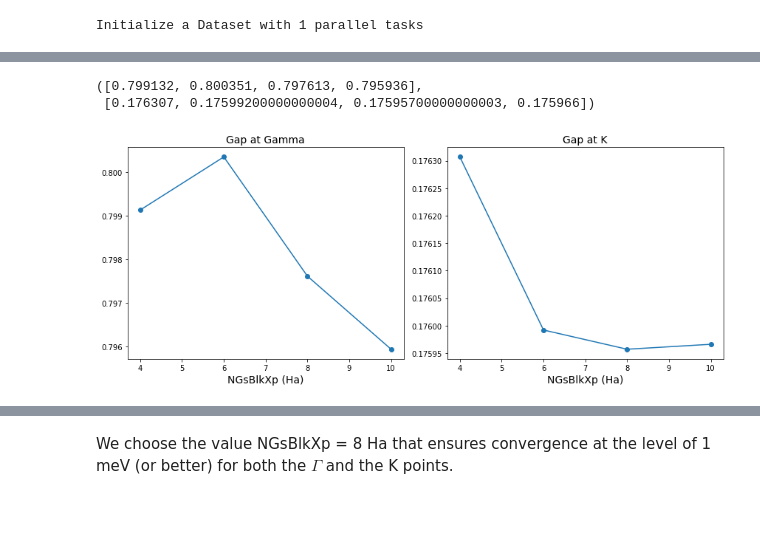
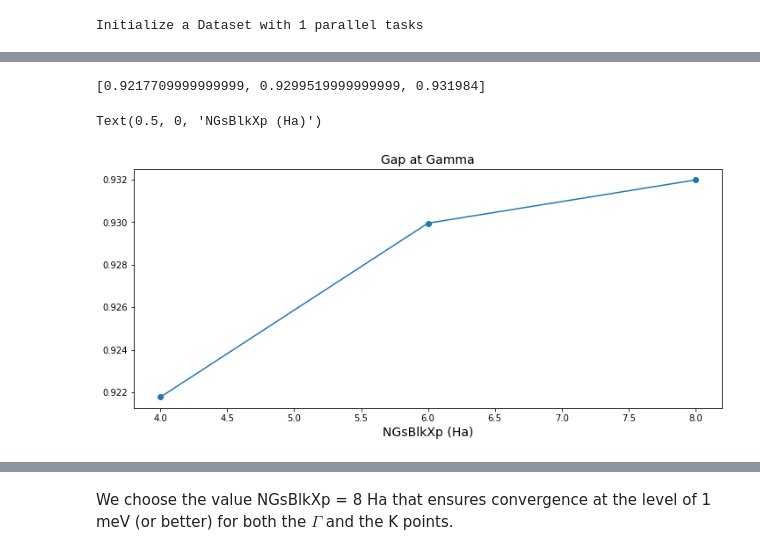
Before and after one commit to marcodalessandro76/AGSL5, a Jupyter notebook: GW_Analysis.ipynb, the cells around one changed output, grey strips where cells are left out. Drawn from its saved outputs; the diff is of its cells as text; code cells hidden in the pictures; blank space fills up the shorter version.

```diff
--- a/GW_Analysis.ipynb
+++ b/GW_Analysis.ipynb
@@ -335,7 +333,7 @@ check of the convergence of the G size of the response (since these variables ar
 
 The variable LongDrXp is set to the inplane value [1,1,0]
 # %%
-NGsBlkXp = [4.0] #[4.0,6.0,8.0,10.] # Ha G size of the response function
+NGsBlkXp = [4.0,6.0,8.0] #[4.0,6.0,8.0,10.] # Ha G size of the response function
 NGsBlkXp_units = 'Ha'
 BndsRnXp  = [1,300] # Bands in the response function
 GbndRnge = [1,300]  # Bands in the Sigma_c
@@ -352,8 +350,7 @@ for ngsblkxp in NGsBlkXp:
     idd = 'pp-G-ngsblkxp_%s-bndsrnxp_%s-gbndrnge_%s'%(ngsblkxp,BndsRnXp[1],GbndRnge[1])
     inp.set_kRange(Gamma_index,Gamma_index)
     study.append_run(id=idd,input=inp,runner=code,run_dir=run_dir,
-            jobname=[idd,'ndbs'],reformat=False)
-#'ndb_rim_cutoff','ndb_hf_G','ndb_dipoles-nbnds_500','ndb_em1d-ngsblkxp_%s-bndsrnxp_%s'%(ngsblkxp,BndsRnXp[1])
+            jobname=[idd,'ndbs','ndb_pp-ngsblkxp_%s-bndsrnxp_%s'%(ngsblkxp,BndsRnXp[1])],reformat=False)
 # %% [output]
 Initialize a Dataset with 1 parallel tasks
 # %%
@@ -370,21 +374,14 @@ computation pp-G-ngsblkxp_4.0-bndsrnxp_300-gbndrnge_300 is running...
-# %%
-results_G, results_K = study.fetch_results(id='-G-'),study.fetch_results(id='-K-')
-gap_G = [r.data.get_gap(k_full=Gamma_index,band_full=start_band,verbose=False) for r in results_G]
-gap_K = [r.data.get_gap(k_full=K_index,band_full=start_band,verbose=False) for r in results_K]
-gap_G,gap_K
-# %% [output]
-([0.799132, 0.800351, 0.797613, 0.795936],
- [0.176307, 0.17599200000000004, 0.17595700000000003, 0.175966])
+# %%
+gap_G = [results[ind].data.get_gap(k_full=Gamma_index,band_full=start_band,verbose=False) for ind in results]
+gap_G
+# %% [output]
+[0.9217709999999999, 0.9299519999999999, 0.931984]
 # %%
-fig, axes = plt.subplots(nrows=1, ncols=2, figsize=(12, 5))
-axes[0].plot(NGsBlkXp,gap_G)
-axes[0].scatter(NGsBlkXp,gap_G)
-axes[0].set_title('Gap at Gamma',size=14)
-axes[0].set_xlabel('NGsBlkXp (Ha)',size=14)
-axes[1].plot(NGsBlkXp, gap_K)
-axes[1].scatter(NGsBlkXp,gap_K)
-axes[1].set_xlabel('NGsBlkXp (Ha)',size=14)
-axes[1].set_title('Gap at K',size=14)
-fig.tight_layout()
+fig, axes = plt.subplots(figsize=(12, 5))
+axes.plot(NGsBlkXp,gap_G)
+axes.scatter(NGsBlkXp,gap_G)
+axes.set_title('Gap at Gamma',size=14)
+axes.set_xlabel('NGsBlkXp (Ha)',size=14)
 # %% [output]
+Text(0.5, 0, 'NGsBlkXp (Ha)')
-[figure, old version]
+[figure, new version]
```
Also changed, not shown: parts of 7 cells of this notebook, 1 other file.
